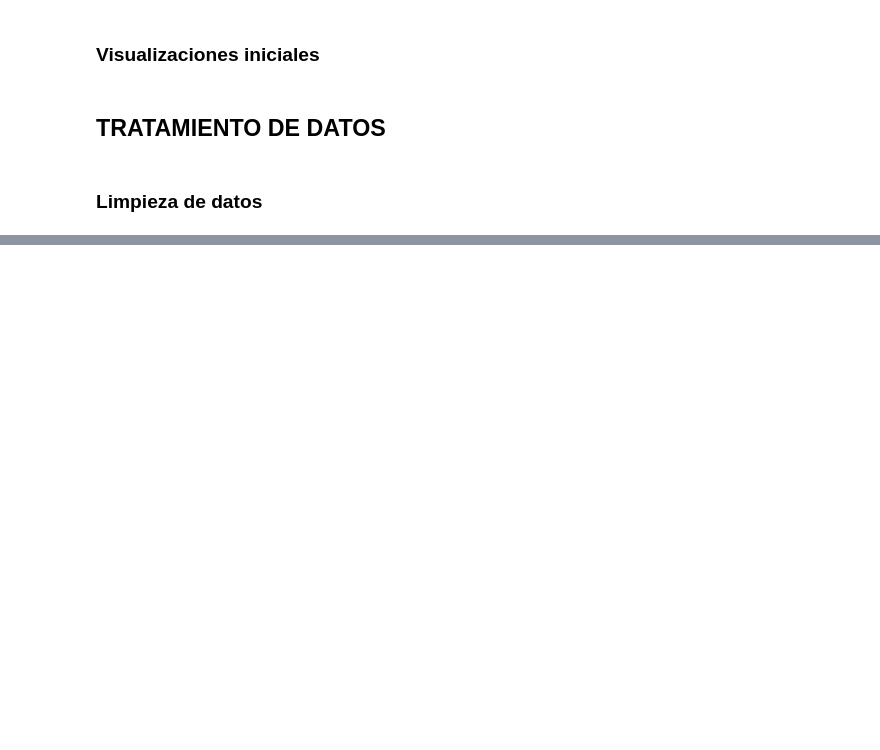
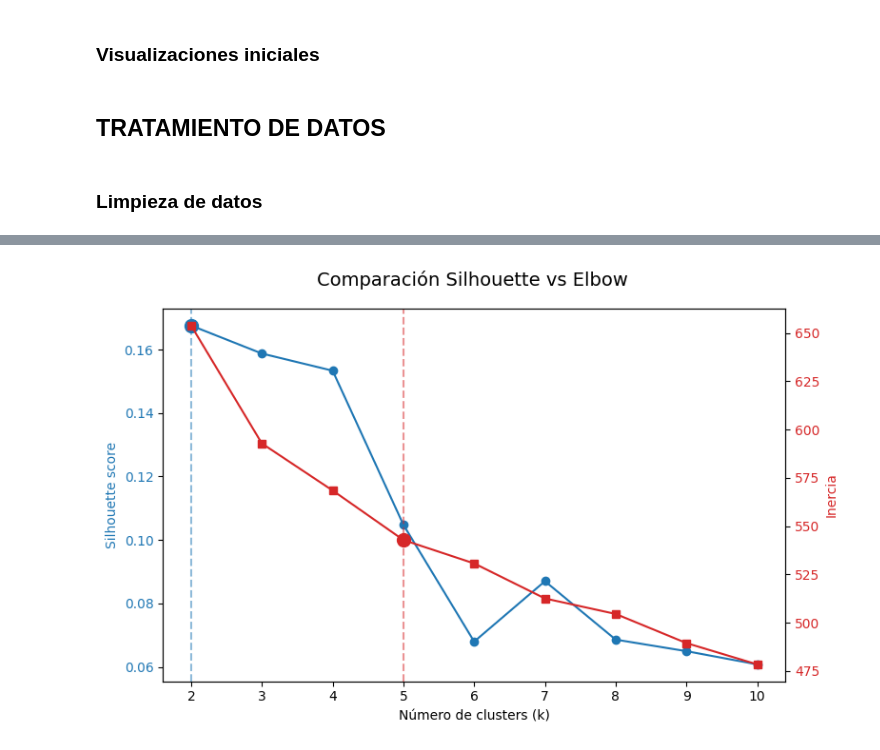
Before and after one commit to german-fros/tfm_mpad2, a Jupyter notebook: notebooks/tests.ipynb, the cells around one changed output, grey strips where cells are left out. Cells and saved outputs as stored; diff of their text form; code cells hidden in the pictures; blank space fills up the shorter version.

```diff
--- a/notebooks/tests.ipynb
+++ b/notebooks/tests.ipynb
@@ -86,0 +310,6 @@ df_stats_per_match = utils.agregate_players_stats_per_match(df_clean)
+# %%
+sil_result, elbow_result = utils.define_k(data_mid, pca_components=n_components)
+# %%
+utils.plot_k_diagnostics(sil_result, elbow_result, title="Comparación Silhouette vs Elbow")
+# %% [output]
+[figure, added]
```
Also changed, not shown: parts of 65 cells of this notebook, 47 other files.
